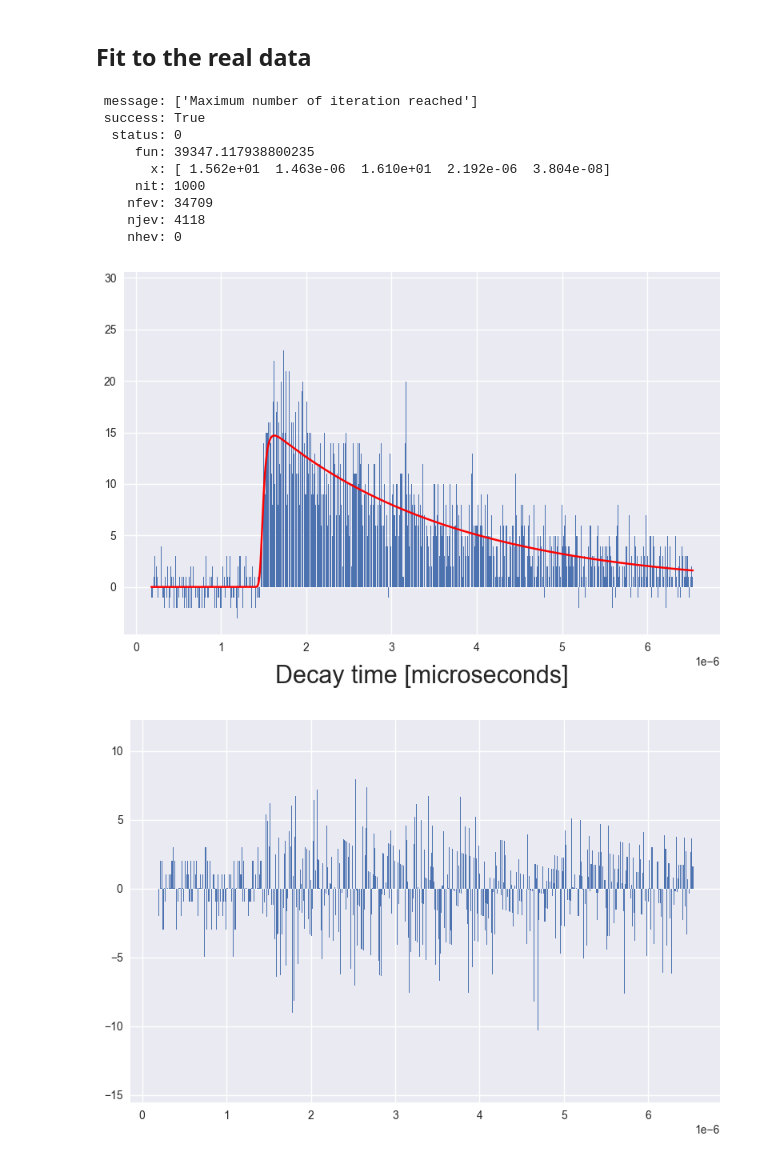
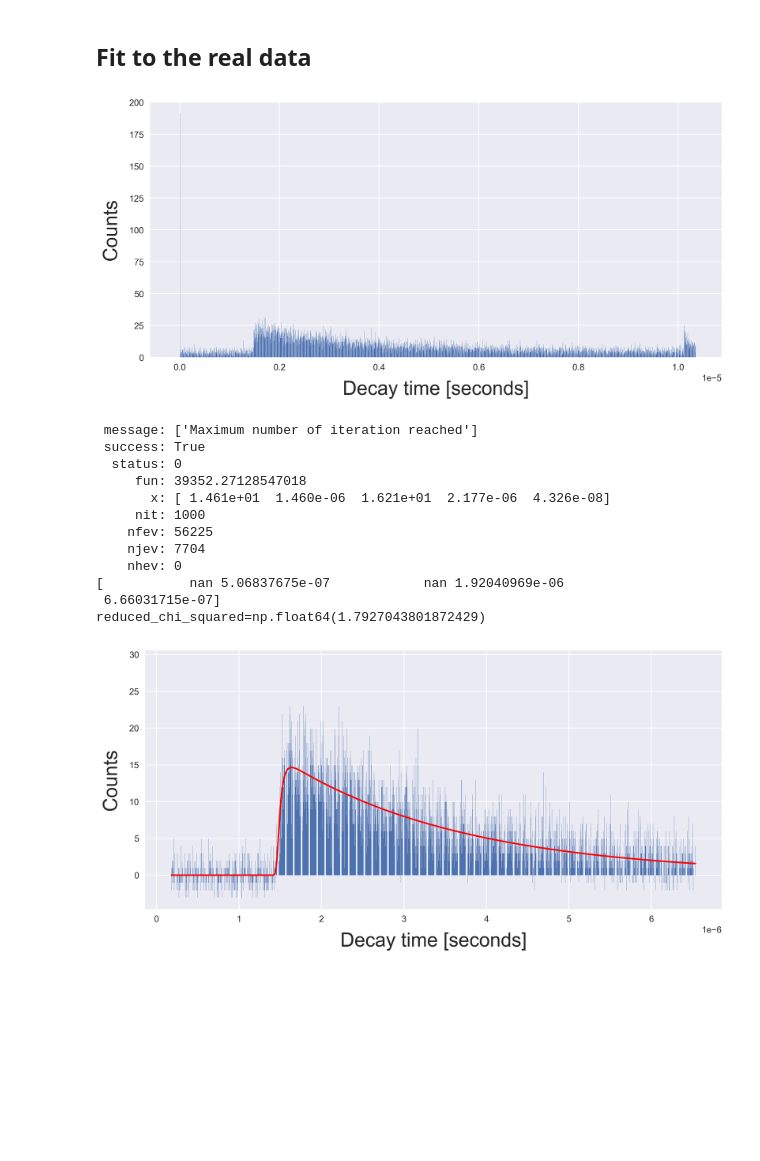
Before and after one commit to max-fatouros/psi-praktikum, a Jupyter notebook: notebooks/example.ipynb, the cells around one changed output. Saved outputs shown, nothing was run; the diff lists cells and outputs as text; code cells hidden in the pictures; blank space fills up the shorter version.

```diff
--- a/notebooks/example.ipynb
+++ b/notebooks/example.ipynb
@@ -76,24 +78,40 @@ parameters = fit_simulated(
 # %% [markdown]
 ## Fit to the real data
+# %%
+plt.figure(figsize=(10, 5), dpi=300)
+times, data, sigmas = get_data(
+    "PSI_lab_2025/stop_S6andS7_delay_1_5_mus_fs12_135mm_60min_timinggivenbys7.Spe",
+    cuts=(None, None),
+    subtract_constant_background=False
+)
+
+plt.figure(figsize=(10, 5), dpi=300)
+plot_data(times, data)
+# %% [output]
+[figure, added]
 # %%
+plt.figure(figsize=(10, 5), dpi=300)
 filename = "stop_S6andS7_delay_1_5_mus_fs12_50and100mm_30min.Spe"
-parameters = fit_data(
-    filename,
+parameters, uncertainties = fit(
+    *get_data(filename),
     fit_function=ff,
-    bounds=BOUNDS
+    bounds=BOUNDS,
 )
 
 col1 = [filename, *parameters]
+d_col1 = [filename, *uncertainties]
 # %% [output]
  message: ['Maximum number of iteration reached']
  success: True
   status: 0
-     fun: 39347.117938800235
-       x: [ 1.562e+01  1.463e-06  1.610e+01  2.192e-06  3.804e-08]
+     fun: 39352.27128547018
+       x: [ 1.461e+01  1.460e-06  1.621e+01  2.177e-06  4.326e-08]
      nit: 1000
-    nfev: 34709
-    njev: 4118
+    nfev: 56225
+    njev: 7704
     nhev: 0
+[           nan 5.06837675e-07            nan 1.92040969e-06
+ 6.66031715e-07]
+reduced_chi_squared=np.float64(1.7927043801872429)
-[figure, old version]
+[figure, new version]
-[figure, removed]
 # %%
```
Also changed, not shown: parts of 6 cells of this notebook, 1 other file.
